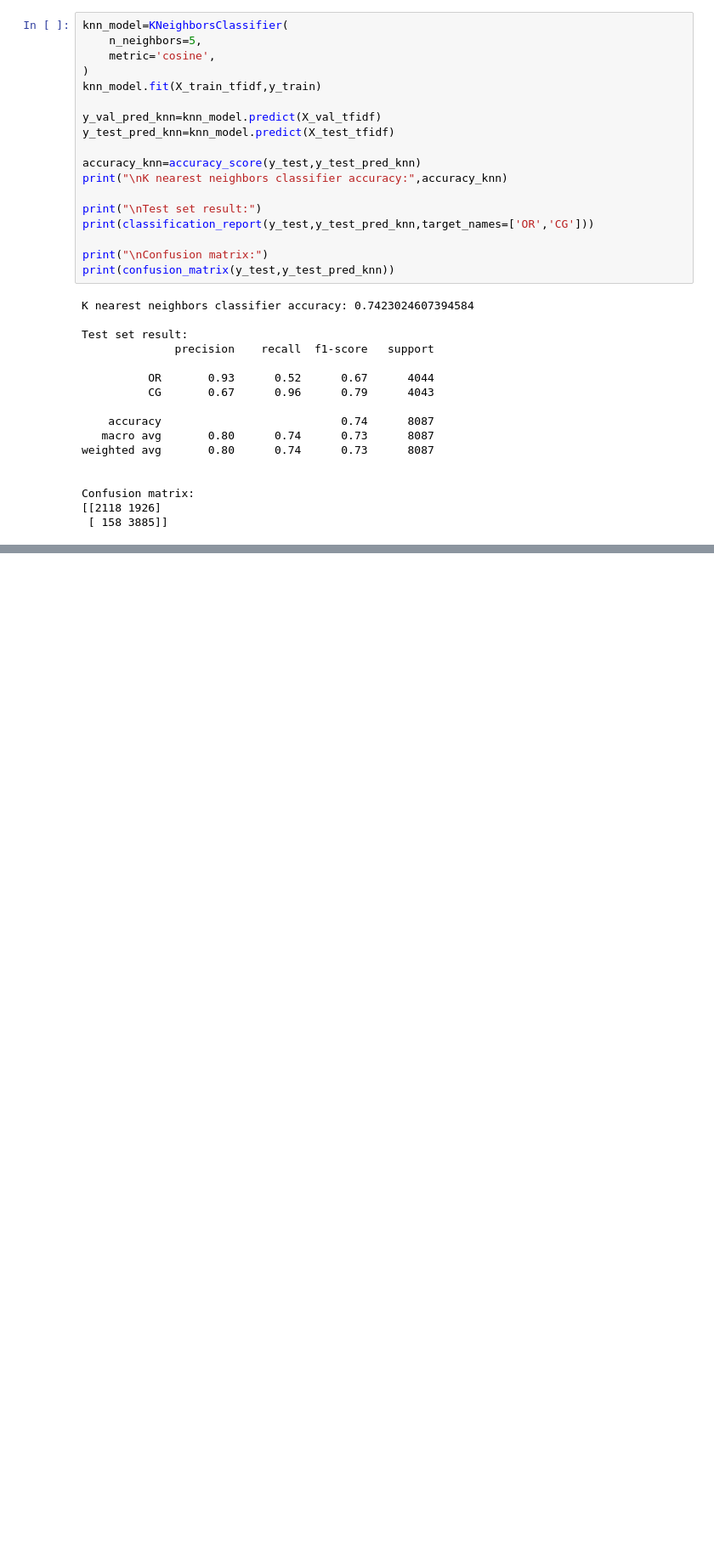
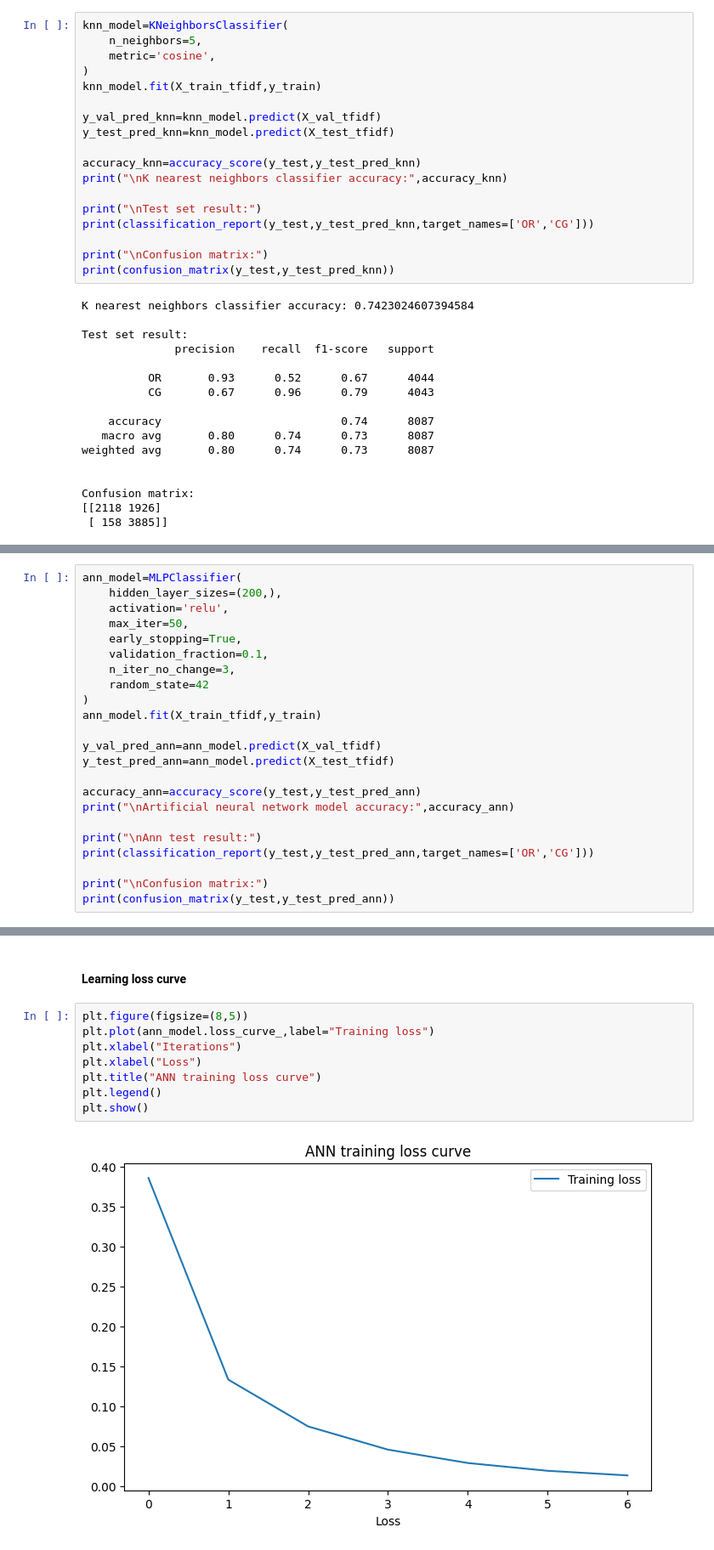
Before and after one commit to anamilenkoska/Fake-Reviews-Prediction, a Jupyter notebook: Fake-reviews-prediction.ipynb, the cells around one changed output, grey strips where cells are left out. Shown at 85% size. Drawn from its saved outputs; the diff is of its cells as text; blank space fills up the shorter version.

Commit message:
Ann model

```diff
--- a/Fake-reviews-prediction.ipynb
+++ b/Fake-reviews-prediction.ipynb
@@ -450,0 +449,23 @@ Confusion matrix:
+# %%
+ann_model=MLPClassifier(
+    hidden_layer_sizes=(200,),
+    activation='relu',
+    max_iter=50,
+    early_stopping=True,
+    validation_fraction=0.1,
+    n_iter_no_change=3,
+    random_state=42
+)
+ann_model.fit(X_train_tfidf,y_train)
+
+y_val_pred_ann=ann_model.predict(X_val_tfidf)
+y_test_pred_ann=ann_model.predict(X_test_tfidf)
+
+accuracy_ann=accuracy_score(y_test,y_test_pred_ann)
+print("\nArtificial neural network model accuracy:",accuracy_ann)
+
+print("\nAnn test result:")
+print(classification_report(y_test,y_test_pred_ann,target_names=['OR','CG']))
+
+print("\nConfusion matrix:")
+print(confusion_matrix(y_test,y_test_pred_ann))
@@ -450,0 +489,12 @@ Confusion matrix:
+# %% [markdown]
+#### Learning loss curve
+# %%
+plt.figure(figsize=(8,5))
+plt.plot(ann_model.loss_curve_,label="Training loss")
+plt.xlabel("Iterations")
+plt.xlabel("Loss")
+plt.title("ANN training loss curve")
+plt.legend()
+plt.show()
+# %% [output]
+[figure, added]
```
Also changed, not shown: parts of 22 cells of this notebook.
